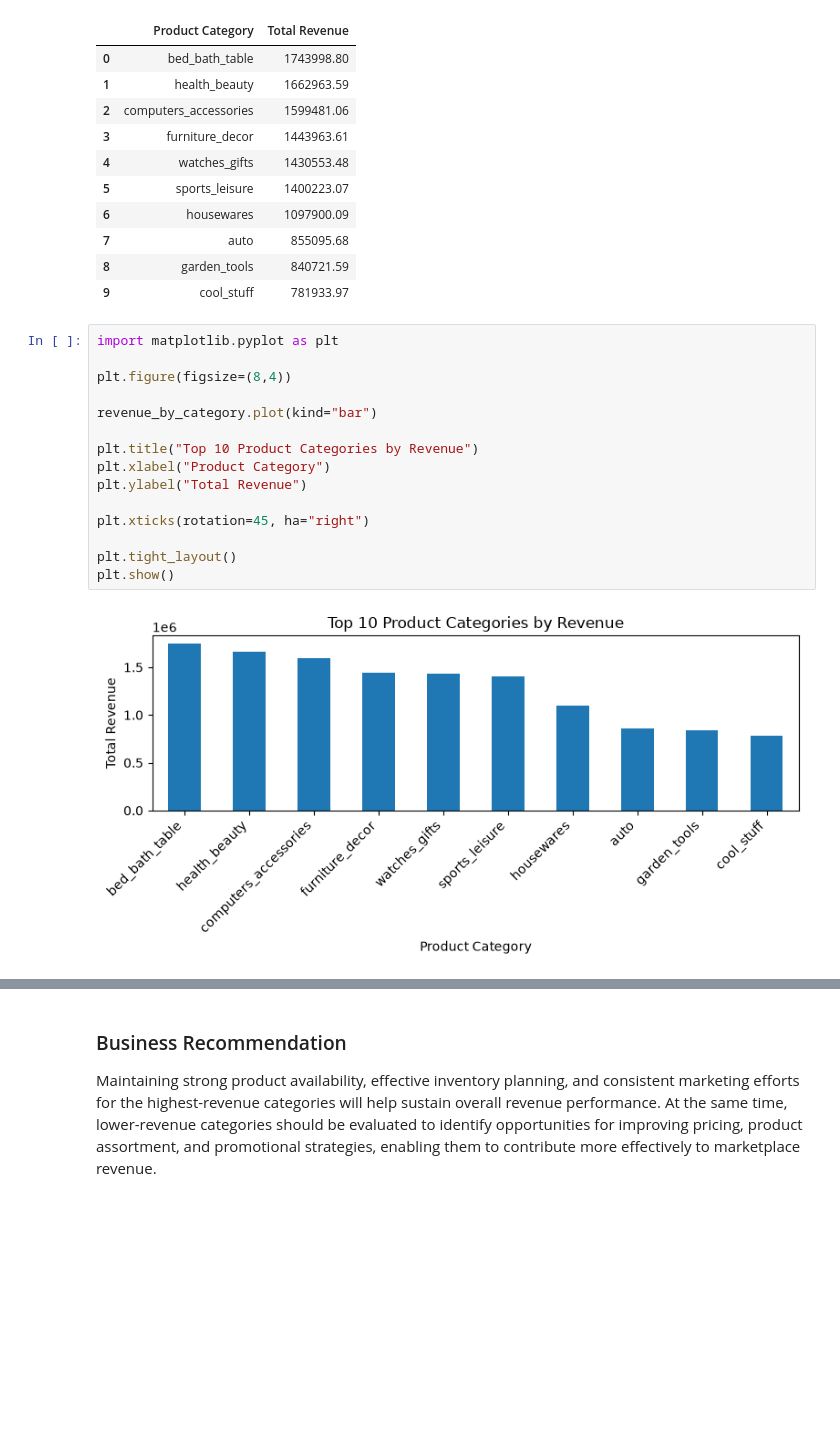
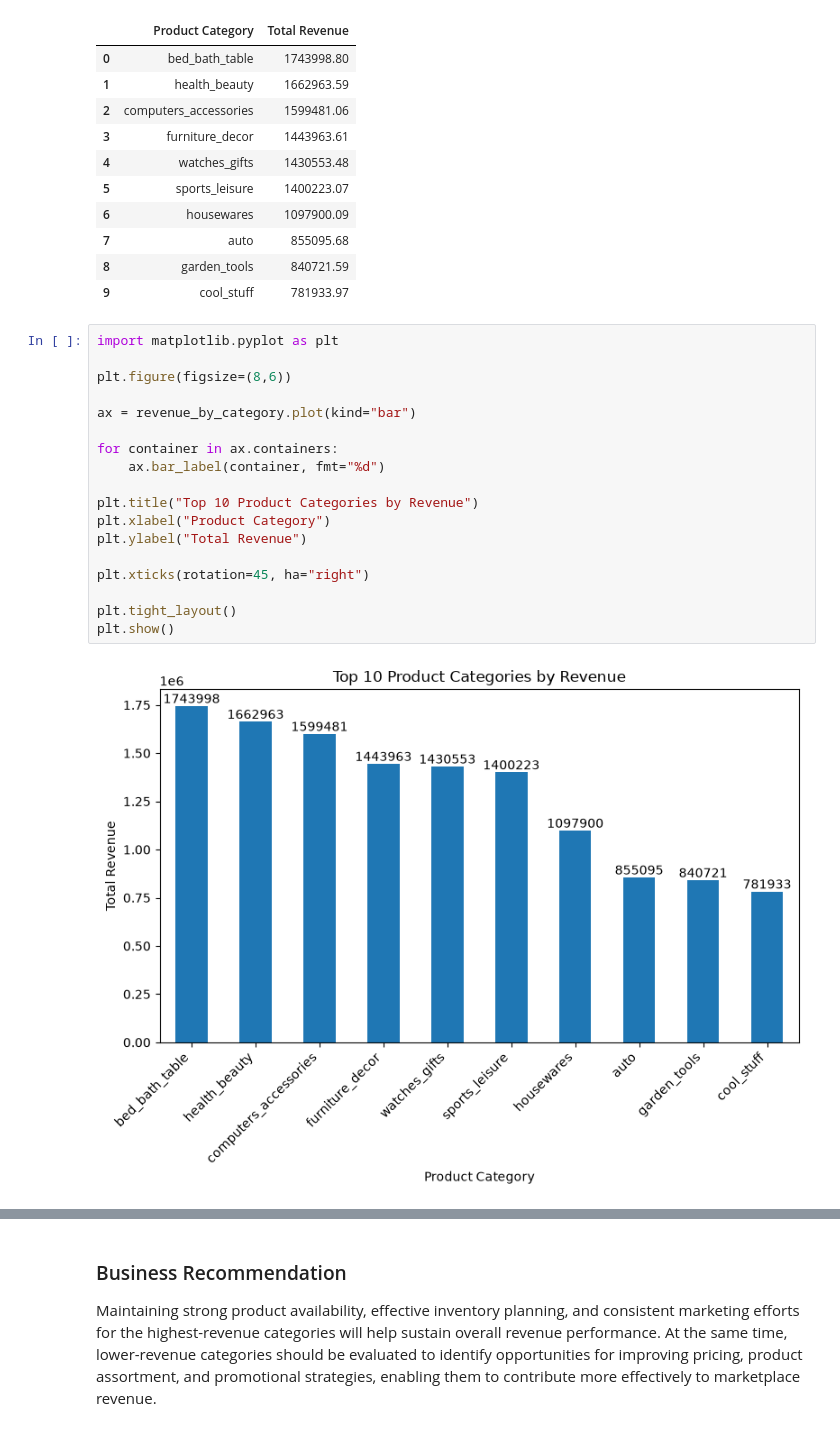
Before and after one commit to Saran-t00/Ecommerce-Investigative-Data-Analysis, a Jupyter notebook: 01_Business_Understanding.ipynb, the cells around one changed output, grey strips where cells are left out. Saved outputs shown, nothing was run; the diff lists cells and outputs as text; blank space fills up the shorter version.

```diff
--- a/01_Business_Understanding.ipynb
+++ b/01_Business_Understanding.ipynb
@@ -458,23 +458,26 @@ revenue_by_category.rename("Total Revenue").reset_index().rename(
 | 7 | auto | 855095.68 |
 | 8 | garden_tools | 840721.59 |
 | 9 | cool_stuff | 781933.97 |
-# %%
-import matplotlib.pyplot as plt
-
-plt.figure(figsize=(8,4))
-
-revenue_by_category.plot(kind="bar")
-
-plt.title("Top 10 Product Categories by Revenue")
-plt.xlabel("Product Category")
-plt.ylabel("Total Revenue")
-
-plt.xticks(rotation=45, ha="right")
-
-plt.tight_layout()
-plt.show()
-# %% [output]
-[figure, removed]
+# %%
+import matplotlib.pyplot as plt
+
+plt.figure(figsize=(8,6))
+
+ax = revenue_by_category.plot(kind="bar")
+
+for container in ax.containers:
+    ax.bar_label(container, fmt="%d")
+
+plt.title("Top 10 Product Categories by Revenue")
+plt.xlabel("Product Category")
+plt.ylabel("Total Revenue")
+
+plt.xticks(rotation=45, ha="right")
+
+plt.tight_layout()
+plt.show()
+# %% [output]
+[figure, added]
 # %% [markdown]
 ### Observation
 
```
Also changed, not shown: parts of 13 cells of this notebook.
